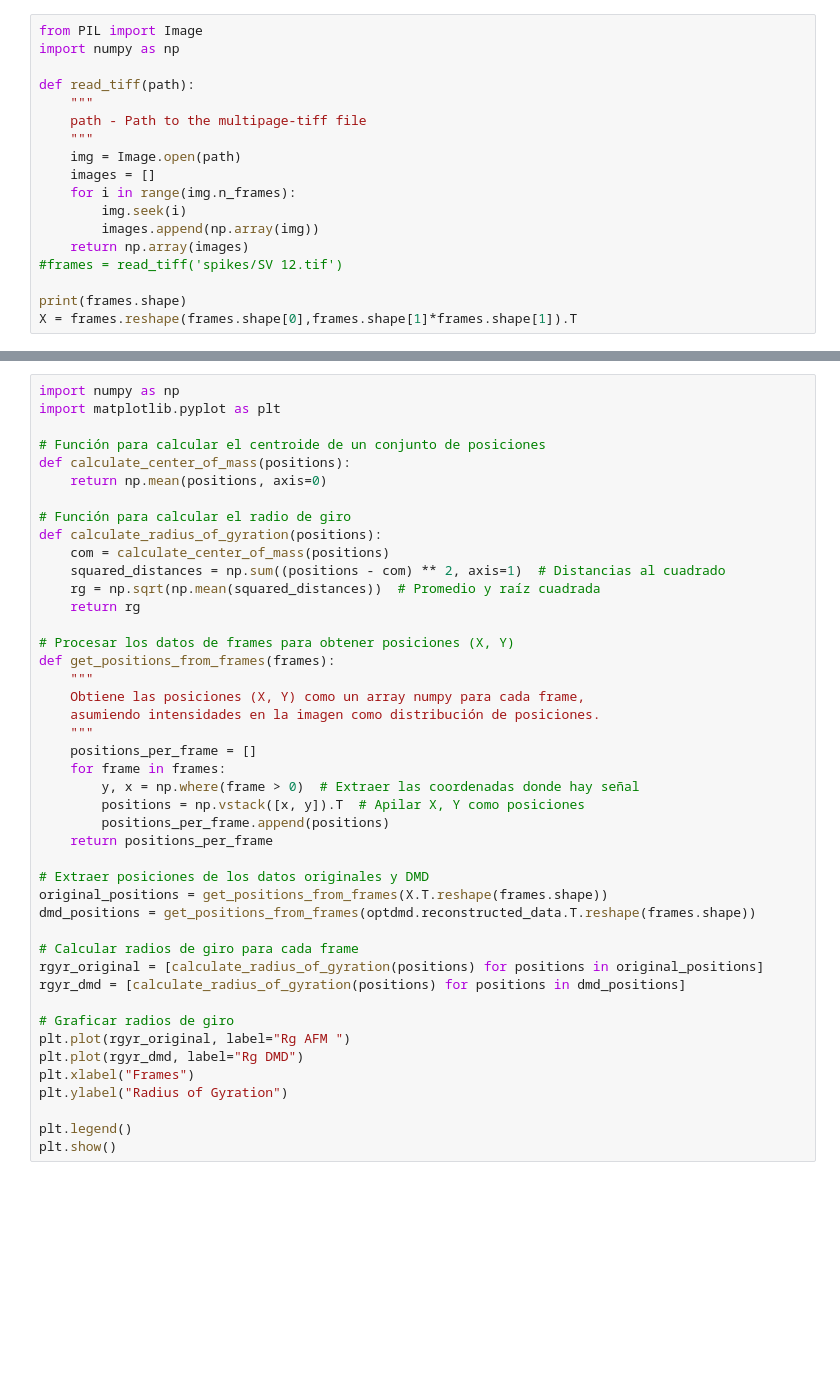
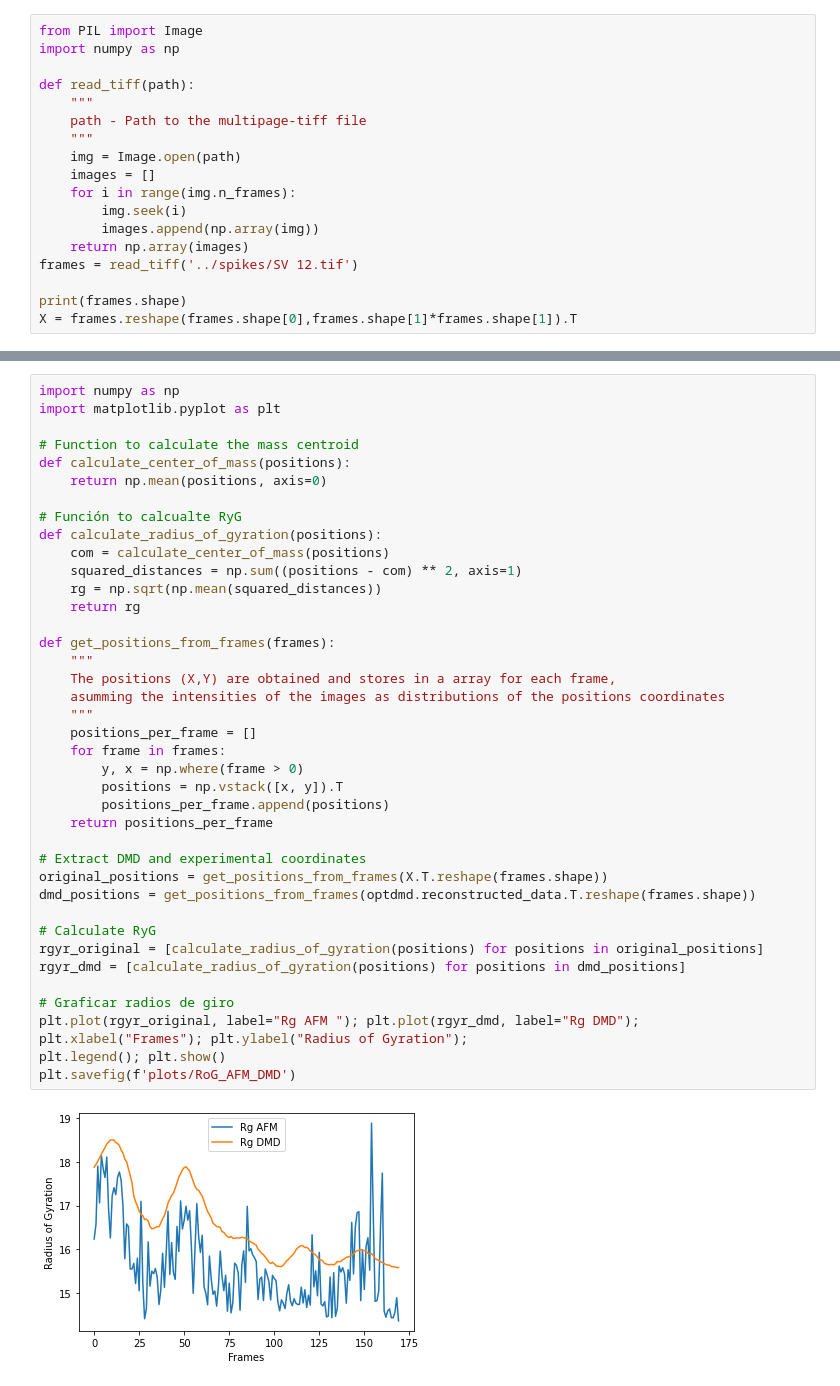
Before and after one commit to pyF4all/afm_md_dmd, a Jupyter notebook: Tutorial_Hackhaton_2.ipynb, the cells around one changed output, grey strips where cells are left out. Cells and saved outputs as stored; diff of their text form; blank space fills up the shorter version.

Commit message:
changes tutorials + plots

```diff
--- a/Tutorial_Hackhaton_2.ipynb
+++ b/Tutorial_Hackhaton_2.ipynb
@@ -16,7 +18,7 @@ def read_tiff(path):
         img.seek(i)
         images.append(np.array(img))
     return np.array(images)
-#frames = read_tiff('spikes/SV 12.tif')
+frames = read_tiff('../spikes/SV 12.tif')
 
 print(frames.shape)
 X = frames.reshape(frames.shape[0],frames.shape[1]*frames.shape[1]).T
@@ -48,46 +58,44 @@ axs[1,0].set_axis_off(); axs[1,1].set_axis_off();  axs[1,2].set_axis_off();
 # %%
 import numpy as np
 import matplotlib.pyplot as plt
 
-# Función para calcular el centroide de un conjunto de posiciones
+# Function to calculate the mass centroid
 def calculate_center_of_mass(positions):
     return np.mean(positions, axis=0)
 
-# Función para calcular el radio de giro
+# Función to calcualte RyG
 def calculate_radius_of_gyration(positions):
     com = calculate_center_of_mass(positions)
-    squared_distances = np.sum((positions - com) ** 2, axis=1)  # Distancias al cuadrado
-    rg = np.sqrt(np.mean(squared_distances))  # Promedio y raíz cuadrada
+    squared_distances = np.sum((positions - com) ** 2, axis=1)
+    rg = np.sqrt(np.mean(squared_distances))
     return rg
 
-# Procesar los datos de frames para obtener posiciones (X, Y)
 def get_positions_from_frames(frames):
     """
-    Obtiene las posiciones (X, Y) como un array numpy para cada frame,
-    asumiendo intensidades en la imagen como distribución de posiciones.
+    The positions (X,Y) are obtained and stores in a array for each frame,
+    asumming the intensities of the images as distributions of the positions coordinates
     """
     positions_per_frame = []
     for frame in frames:
-        y, x = np.where(frame > 0)  # Extraer las coordenadas donde hay señal
-        positions = np.vstack([x, y]).T  # Apilar X, Y como posiciones
+        y, x = np.where(frame > 0)
+        positions = np.vstack([x, y]).T
         positions_per_frame.append(positions)
     return positions_per_frame
 
-# Extraer posiciones de los datos originales y DMD
+# Extract DMD and experimental coordinates
 original_positions = get_positions_from_frames(X.T.reshape(frames.shape))
 dmd_positions = get_positions_from_frames(optdmd.reconstructed_data.T.reshape(frames.shape))
 
-# Calcular radios de giro para cada frame
+# Calculate RyG
 rgyr_original = [calculate_radius_of_gyration(positions) for positions in original_positions]
 rgyr_dmd = [calculate_radius_of_gyration(positions) for positions in dmd_positions]
 
 # Graficar radios de giro
-plt.plot(rgyr_original, label="Rg AFM ")
-plt.plot(rgyr_dmd, label="Rg DMD")
-plt.xlabel("Frames")
-plt.ylabel("Radius of Gyration")
-
-plt.legend()
-plt.show()
+plt.plot(rgyr_original, label="Rg AFM "); plt.plot(rgyr_dmd, label="Rg DMD");
+plt.xlabel("Frames"); plt.ylabel("Radius of Gyration");
+plt.legend(); plt.show()
+plt.savefig(f'plots/RoG_AFM_DMD')
+# %% [output]
+[figure, added]
 # %%
 def calculate_rmsd(positions_ref, positions_target):
```
Also changed, not shown: parts of 9 cells of this notebook, 8 other files.
